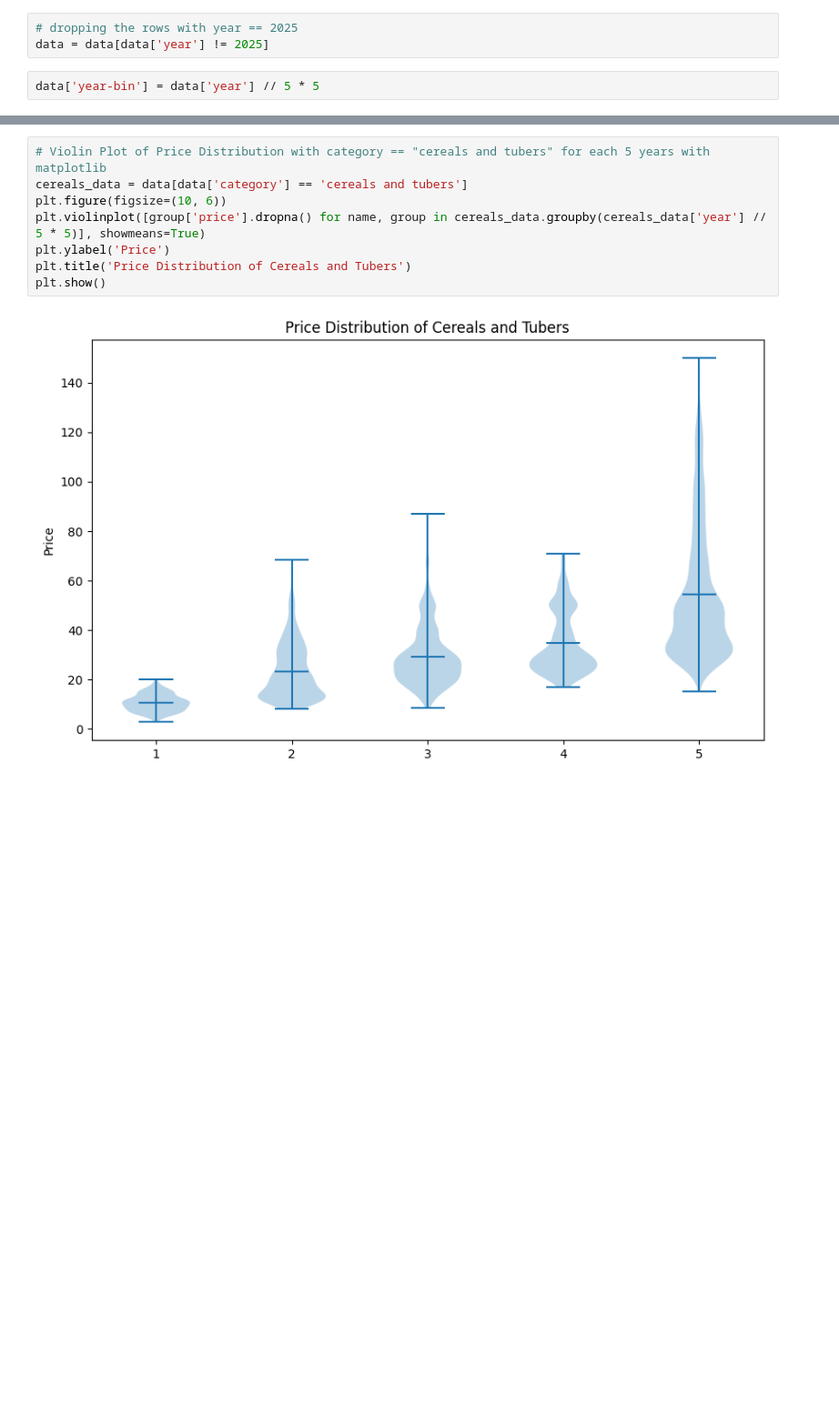
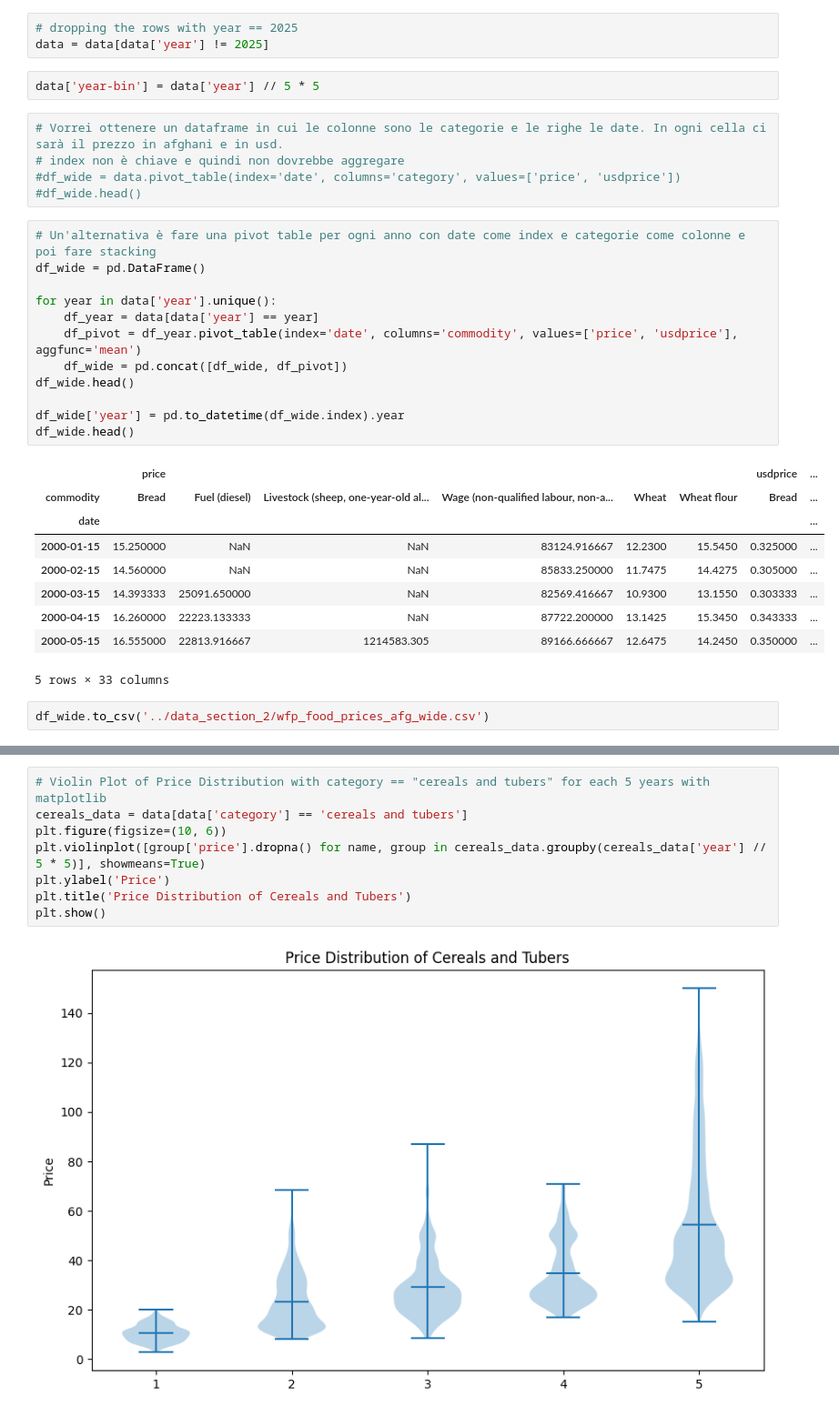
Before and after one commit to group-pi-dataviz/group-pi-dataviz.github.io, a Jupyter notebook: scripts/data_prepocessing_parte2.ipynb, the cells around one changed output, grey strips where cells are left out. Shown at 91% size. Drawn from its saved outputs; the diff is of its cells as text; blank space fills up the shorter version.

```diff
--- a/scripts/data_prepocessing_parte2.ipynb
+++ b/scripts/data_prepocessing_parte2.ipynb
@@ -102,3 +102,32 @@ Name: count, dtype: int64
 data = data[data['year'] != 2025]
 # %%
 data['year-bin'] = data['year'] // 5 * 5
+# %%
+# Vorrei ottenere un dataframe in cui le colonne sono le categorie e le righe le date. In ogni cella ci sarà il prezzo in afghani e in usd.
+# index non è chiave e quindi non dovrebbe aggregare
+#df_wide = data.pivot_table(index='date', columns='category', values=['price', 'usdprice'])
+#df_wide.head()
+# %%
+# Un'alternativa è fare una pivot table per ogni anno con date come index e categorie come colonne e poi fare stacking
+df_wide = pd.DataFrame()
+
+for year in data['year'].unique():
+    df_year = data[data['year'] == year]
+    df_pivot = df_year.pivot_table(index='date', columns='commodity', values=['price', 'usdprice'], aggfunc='mean')
+    df_wide = pd.concat([df_wide, df_pivot])
+df_wide.head()
+
+df_wide['year'] = pd.to_datetime(df_wide.index).year
+df_wide.head()
+# %% [output]
+|  | price |  |  |  |  |  | usdprice | ... |
+| commodity | Bread | Fuel (diesel) | Livestock (sheep, one-year-old al... | Wage (non-qualified labour, non-a... | Wheat | Wheat flour | Bread | ... |
+| date |  |  |  |  |  |  |  | ... |
+| 2000-01-15 | 15.250000 | NaN | NaN | 83124.916667 | 12.2300 | 15.5450 | 0.325000 | ... |
+| 2000-02-15 | 14.560000 | NaN | NaN | 85833.250000 | 11.7475 | 14.4275 | 0.305000 | ... |
+| 2000-03-15 | 14.393333 | 25091.650000 | NaN | 82569.416667 | 10.9300 | 13.1550 | 0.303333 | ... |
+| 2000-04-15 | 16.260000 | 22223.133333 | NaN | 87722.200000 | 13.1425 | 15.3450 | 0.343333 | ... |
+| 2000-05-15 | 16.555000 | 22813.916667 | 1214583.305 | 89166.666667 | 12.6475 | 14.2450 | 0.350000 | ... |
+5 rows × 33 columns
+# %%
+df_wide.to_csv('../data_section_2/wfp_food_prices_afg_wide.csv')
```
Also changed, not shown: parts of 3 cells of this notebook, 3 other files.
